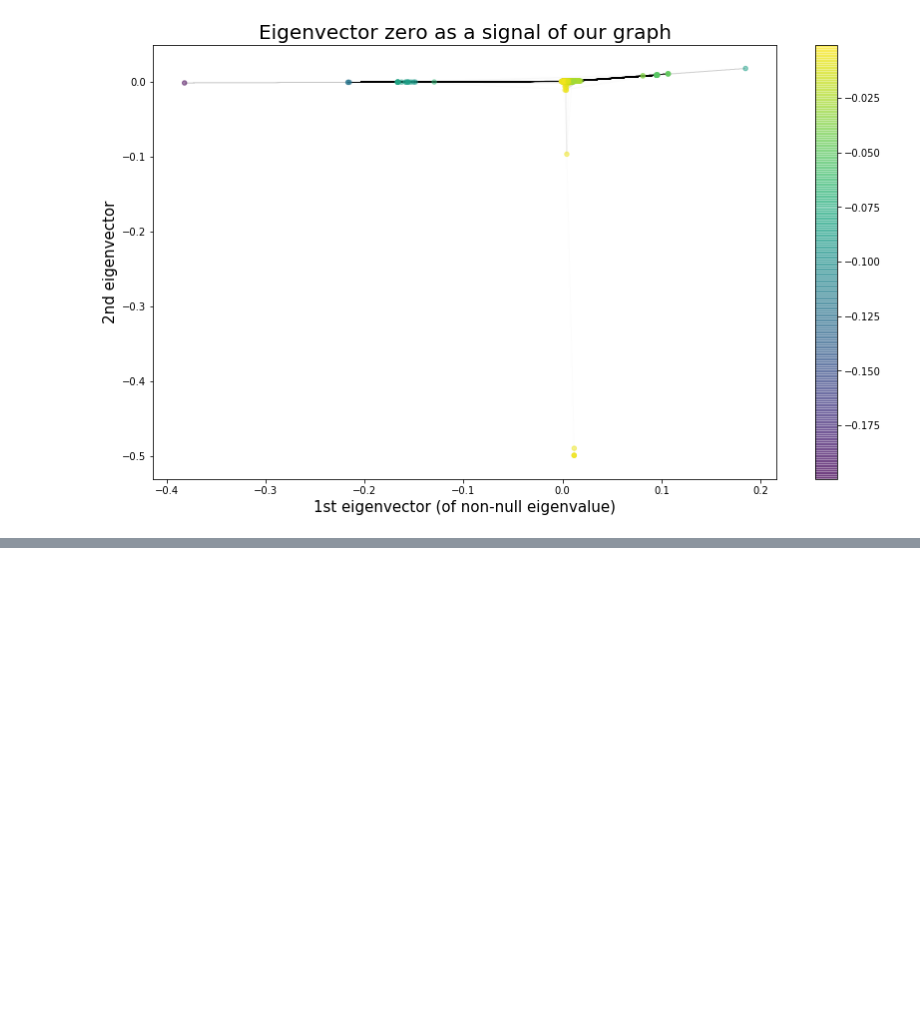
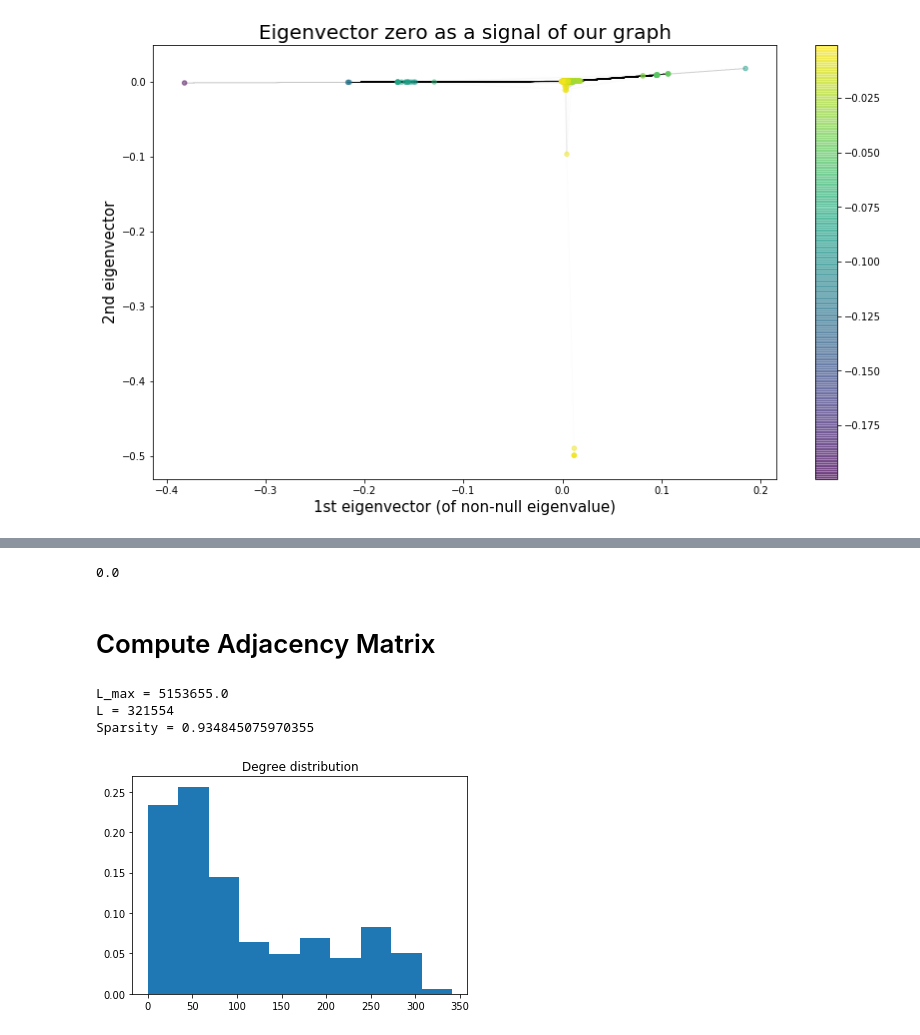
Before and after one commit to rocari96/NTDS-project, a Jupyter notebook: notebook.ipynb, the cells around one changed output, grey strips where cells are left out. Saved outputs shown, nothing was run; the diff lists cells and outputs as text; code cells hidden in the pictures; blank space fills up the shorter version.

```diff
--- a/notebook.ipynb
+++ b/notebook.ipynb
@@ -663,0 +586,5 @@ plt.tight_layout()
+# %%
+features['brh_index'] = 0
+
+for i, feature in enumerate(features['feature']):
+    features.loc[i, 'brh_index'] = brh_index_calculator(feature)
@@ -663,0 +595,4 @@ plt.tight_layout()
+# %%
+features['brh_index'] = features['brh_index'] + 10
+features.sort_values(by='brh_index', ascending=False)
+features[features['feature'] == 'James Bond']
@@ -663,0 +620,6 @@ plt.tight_layout()
+# %%
+features[features['feature'] == 'Sam']['brh_index'].item()
+# %% [output]
+0.0
+# %% [markdown]
+# Compute Adjacency Matrix
@@ -663,0 +653,26 @@ plt.tight_layout()
+# %%
+# maximum number of Links in our network
+L_max_brh = n_nodes*(n_nodes-1)/2
+print('L_max =', L_max_brh)
+
+# number of link in our network
+L_brh = np.count_nonzero(adjacency_brh)
+print('L =',L)
+
+# sparisty
+sparsity_brh = (L_max_brh-L_brh)/L_max_brh
+print('Sparsity =', sparsity_brh)
+
+# Create the binary version of adjacency matrix as our adjacency is weighted
+adj_binary_brh = adjacency_brh.astype(bool).astype(int)
+degree_brh =  np.sum(adj_binary_brh, axis=0)
+
+#Histogram of degree distribution
+weights_brh = np.ones_like(degree_brh) / float(n_nodes)
+plt.hist(degree_brh, weights=weights_brh);
+plt.title('Degree distribution');
+# %% [output]
+L_max = 5153655.0
+L = 321554
+Sparsity = 0.934845075970355
+[figure, added]
```
Also changed, not shown: parts of 54 cells of this notebook, 9 other files.
